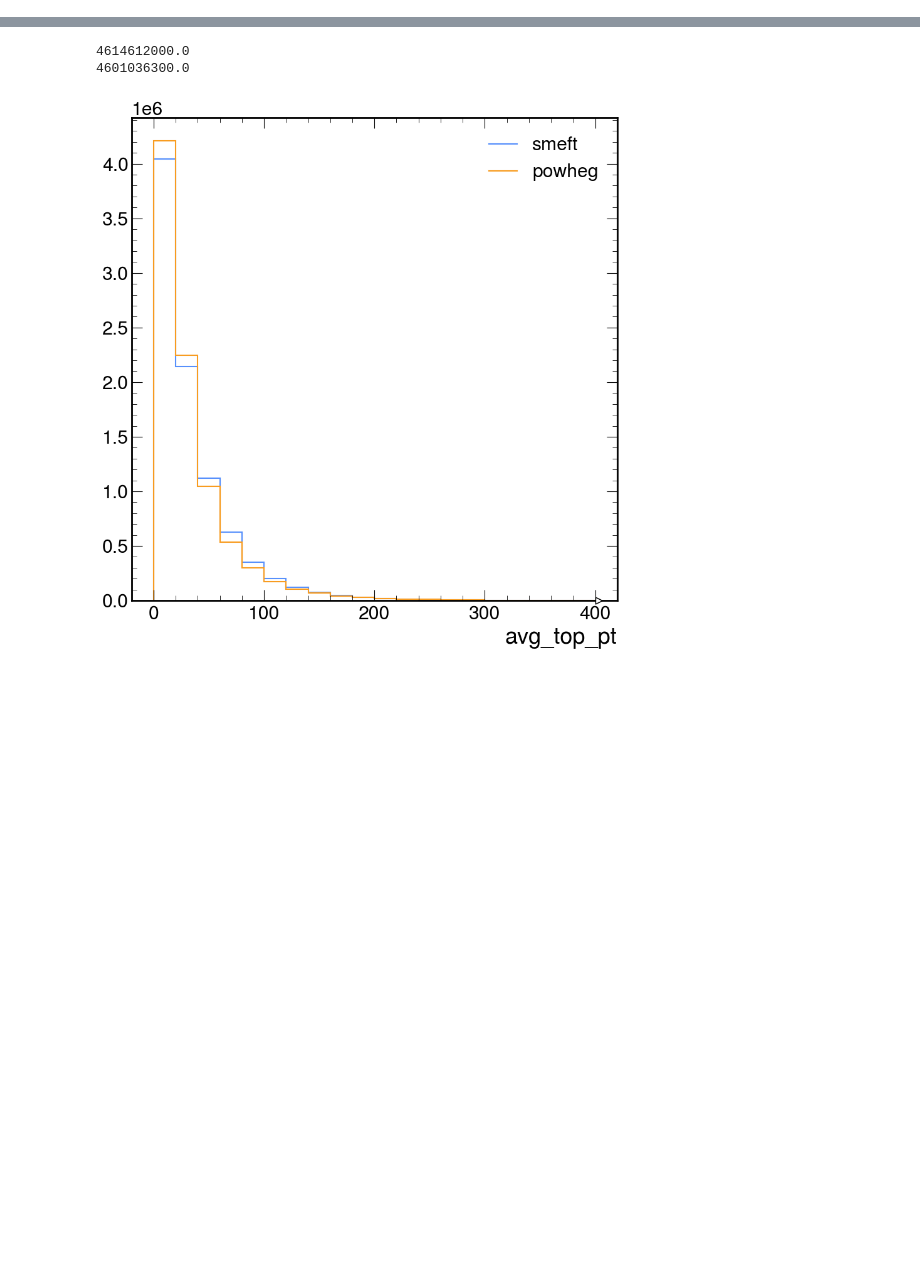
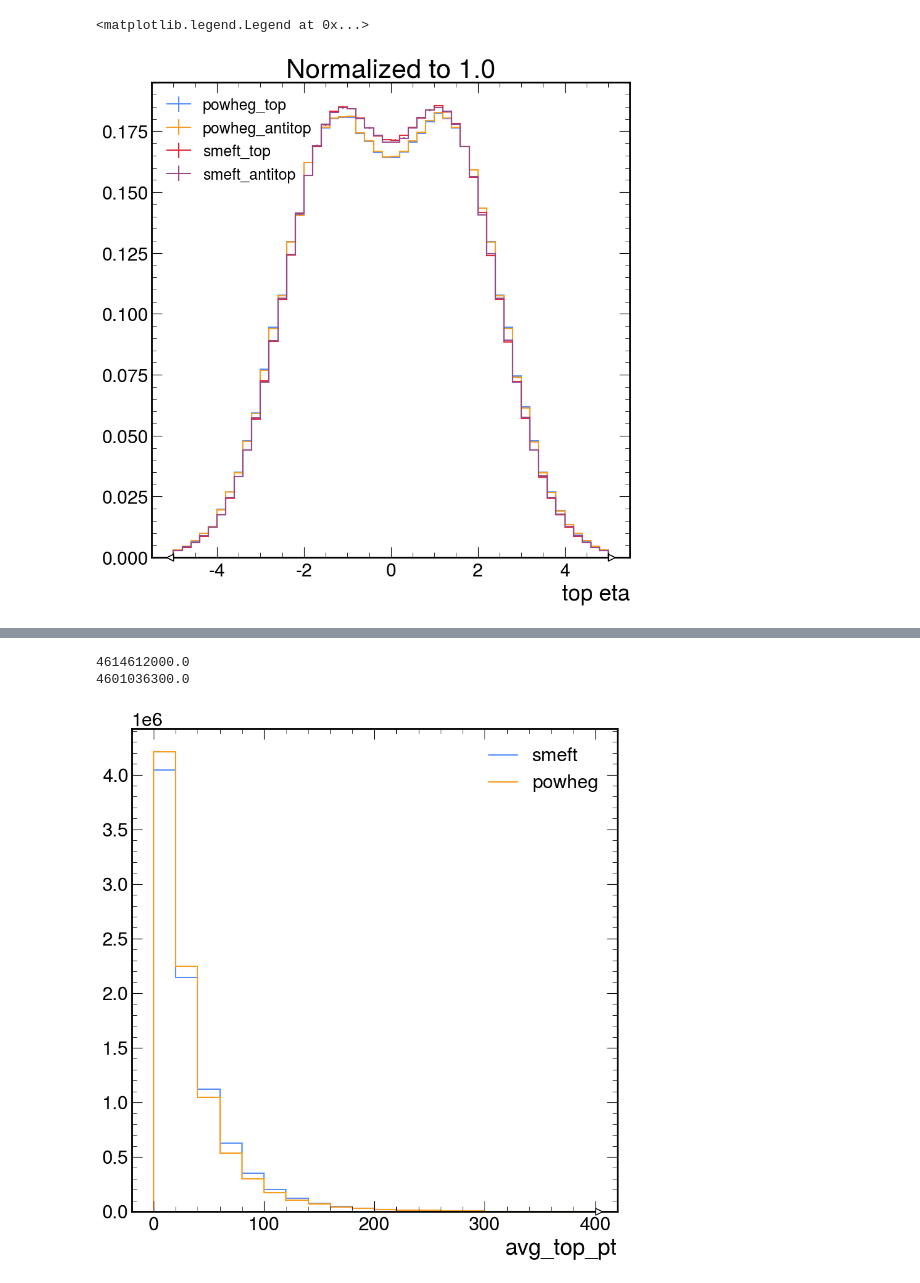
Before and after one commit to hannahbnelson/dctr-ttbar, a Jupyter notebook: analysis/plot_inputs.ipynb, the cells around one changed output, grey strips where cells are left out. Drawn from its saved outputs; the diff is of its cells as text; code cells hidden in the pictures; blank space fills up the shorter version.

```diff
--- a/analysis/plot_inputs.ipynb
+++ b/analysis/plot_inputs.ipynb
@@ -13,0 +49,18 @@ import matplotlib as mpl
+# %%
+hep.style.use("CMS")
+fig, ax = plt.subplots()
+
+hep.histplot(powheg_hists['top_eta'][{'process':'TTTo2L2Nu_powheg'}], density=True, label='powheg_top')
+hep.histplot(powheg_hists['antitop_eta'][{'process':'TTTo2L2Nu_powheg'}], density=True, label='powheg_antitop')
+
+hep.histplot(smeft_hists['top_eta'][{'process':'TT01j2l_SM'}], density=True, label='smeft_top')
+hep.histplot(smeft_hists['antitop_eta'][{'process':'TT01j2l_SM'}], density=True, label='smeft_antitop')
+
+# ax.set_title("Powheg sample, normalized to 1.0")
+# ax.set_title("SMEFTsim sample at SM, normalized to 1.0")
+ax.set_title("Normalized to 1.0")
+ax.set_xlabel("top eta")
+ax.legend(loc='upper left', fontsize=18)
+# %% [output]
+<matplotlib.legend.Legend at 0x...>
+[figure, added]
```
Also changed, not shown: parts of 10 cells of this notebook, 23 other files.
